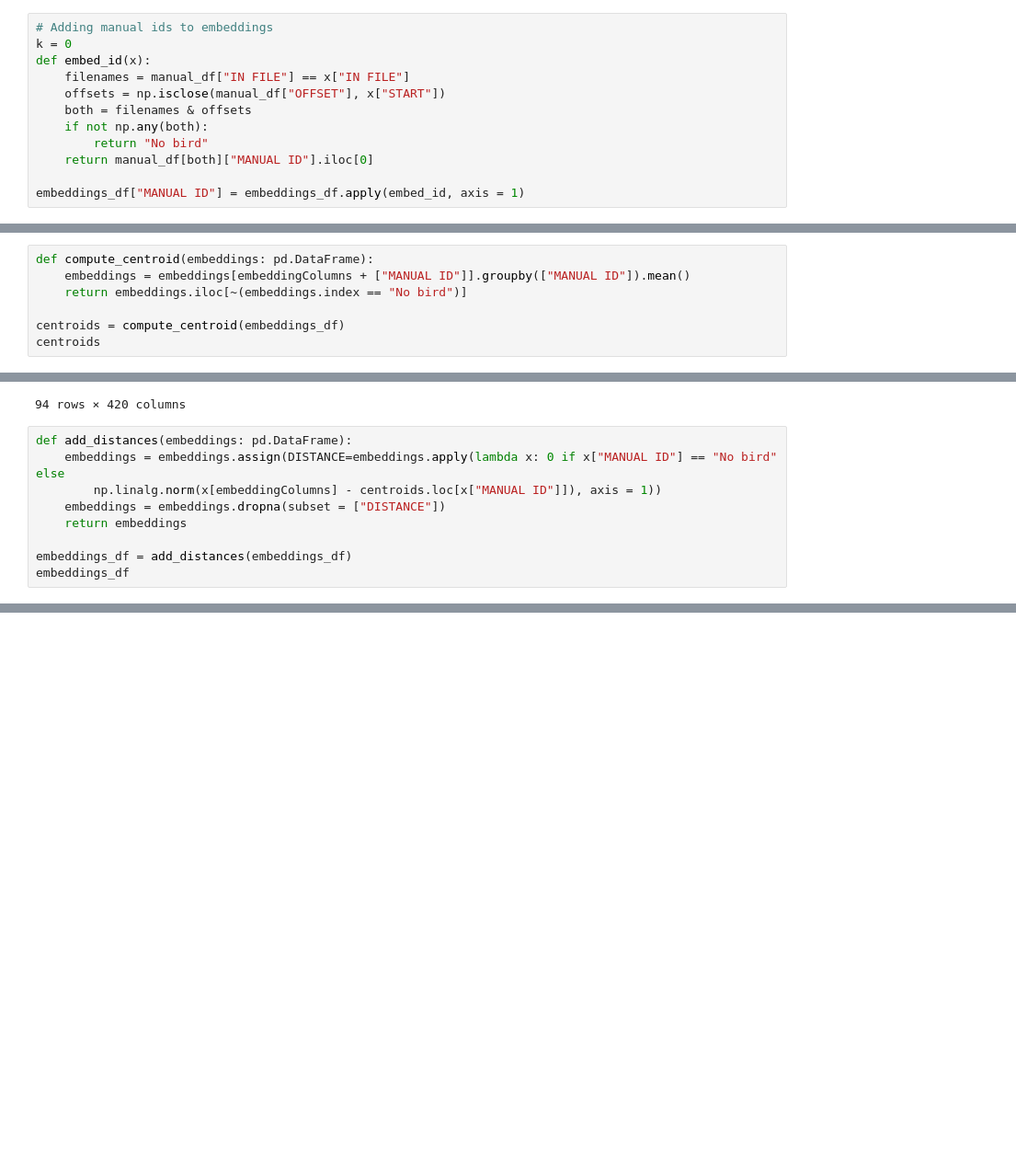
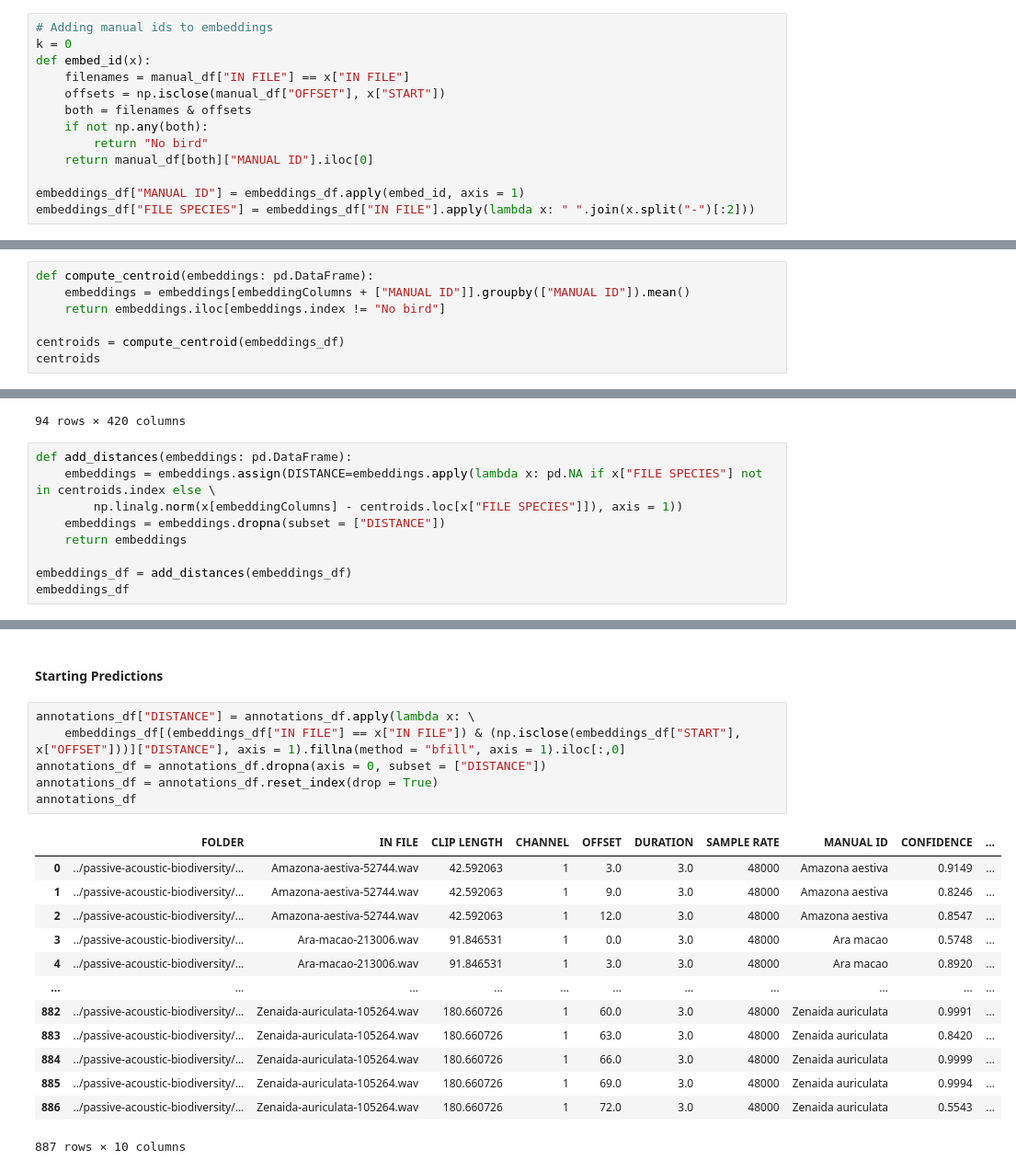
Before and after one commit to UCSD-E4E/passive-acoustic-biodiversity, a Jupyter notebook: BirdnetEmbeddings/Centroid_Exploration.ipynb, the cells around one changed output, grey strips where cells are left out. Shown at 92% size. Saved outputs shown, nothing was run; the diff lists cells and outputs as text; blank space fills up the shorter version.

Commit message:
Completing distance from centroid method and adding statistics

```diff
--- a/BirdnetEmbeddings/Centroid_Exploration.ipynb
+++ b/BirdnetEmbeddings/Centroid_Exploration.ipynb
@@ -83,6 +82,7 @@ def embed_id(x):
     return manual_df[both]["MANUAL ID"].iloc[0]
 
 embeddings_df["MANUAL ID"] = embeddings_df.apply(embed_id, axis = 1)
+embeddings_df["FILE SPECIES"] = embeddings_df["IN FILE"].apply(lambda x: " ".join(x.split("-")[:2]))
 # %%
 # To change all of the birdnet annotations manual ids to species names
 birdnet_species = pd.read_csv("birdnet_species.csv")
@@ -172,7 +172,7 @@ annotations_df
 # %%
 def compute_centroid(embeddings: pd.DataFrame):
     embeddings = embeddings[embeddingColumns + ["MANUAL ID"]].groupby(["MANUAL ID"]).mean()
-    return embeddings.iloc[~(embeddings.index == "No bird")]
+    return embeddings.iloc[embeddings.index != "No bird"]
 
 centroids = compute_centroid(embeddings_df)
 centroids
@@ -193,8 +193,8 @@ centroids
 94 rows × 420 columns
 # %%
 def add_distances(embeddings: pd.DataFrame):
-    embeddings = embeddings.assign(DISTANCE=embeddings.apply(lambda x: 0 if x["MANUAL ID"] == "No bird" else
-        np.linalg.norm(x[embeddingColumns] - centroids.loc[x["MANUAL ID"]]), axis = 1))
+    embeddings = embeddings.assign(DISTANCE=embeddings.apply(lambda x: pd.NA if x["FILE SPECIES"] not in centroids.index else \
+        np.linalg.norm(x[embeddingColumns] - centroids.loc[x["FILE SPECIES"]]), axis = 1))
     embeddings = embeddings.dropna(subset = ["DISTANCE"])
     return embeddings
 
@@ -216,0 +217,22 @@ embeddings_df
+# %% [markdown]
+#### Starting Predictions
+# %%
+annotations_df["DISTANCE"] = annotations_df.apply(lambda x: \
+    embeddings_df[(embeddings_df["IN FILE"] == x["IN FILE"]) & (np.isclose(embeddings_df["START"], x["OFFSET"]))]["DISTANCE"], axis = 1).fillna(method = "bfill", axis = 1).iloc[:,0]
+annotations_df = annotations_df.dropna(axis = 0, subset = ["DISTANCE"])
+annotations_df = annotations_df.reset_index(drop = True)
+annotations_df
+# %% [output]
+|  | FOLDER | IN FILE | CLIP LENGTH | CHANNEL | OFFSET | DURATION | SAMPLE RATE | MANUAL ID | CONFIDENCE | ... |
+| 0 | ../passive-acoustic-biodiversity/... | Amazona-aestiva-52744.wav | 42.592063 | 1 | 3.0 | 3.0 | 48000 | Amazona aestiva | 0.9149 | ... |
+| 1 | ../passive-acoustic-biodiversity/... | Amazona-aestiva-52744.wav | 42.592063 | 1 | 9.0 | 3.0 | 48000 | Amazona aestiva | 0.8246 | ... |
+| 2 | ../passive-acoustic-biodiversity/... | Amazona-aestiva-52744.wav | 42.592063 | 1 | 12.0 | 3.0 | 48000 | Amazona aestiva | 0.8547 | ... |
+| 3 | ../passive-acoustic-biodiversity/... | Ara-macao-213006.wav | 91.846531 | 1 | 0.0 | 3.0 | 48000 | Ara macao | 0.5748 | ... |
+| 4 | ../passive-acoustic-biodiversity/... | Ara-macao-213006.wav | 91.846531 | 1 | 3.0 | 3.0 | 48000 | Ara macao | 0.8920 | ... |
+| ... | ... | ... | ... | ... | ... | ... | ... | ... | ... | ... |
+| 882 | ../passive-acoustic-biodiversity/... | Zenaida-auriculata-105264.wav | 180.660726 | 1 | 60.0 | 3.0 | 48000 | Zenaida auriculata | 0.9991 | ... |
+| 883 | ../passive-acoustic-biodiversity/... | Zenaida-auriculata-105264.wav | 180.660726 | 1 | 63.0 | 3.0 | 48000 | Zenaida auriculata | 0.8420 | ... |
+| 884 | ../passive-acoustic-biodiversity/... | Zenaida-auriculata-105264.wav | 180.660726 | 1 | 66.0 | 3.0 | 48000 | Zenaida auriculata | 0.9999 | ... |
+| 885 | ../passive-acoustic-biodiversity/... | Zenaida-auriculata-105264.wav | 180.660726 | 1 | 69.0 | 3.0 | 48000 | Zenaida auriculata | 0.9994 | ... |
+| 886 | ../passive-acoustic-biodiversity/... | Zenaida-auriculata-105264.wav | 180.660726 | 1 | 72.0 | 3.0 | 48000 | Zenaida auriculata | 0.5543 | ... |
+887 rows × 10 columns
```
Also changed, not shown: parts of 14 cells of this notebook, 3 other files.
